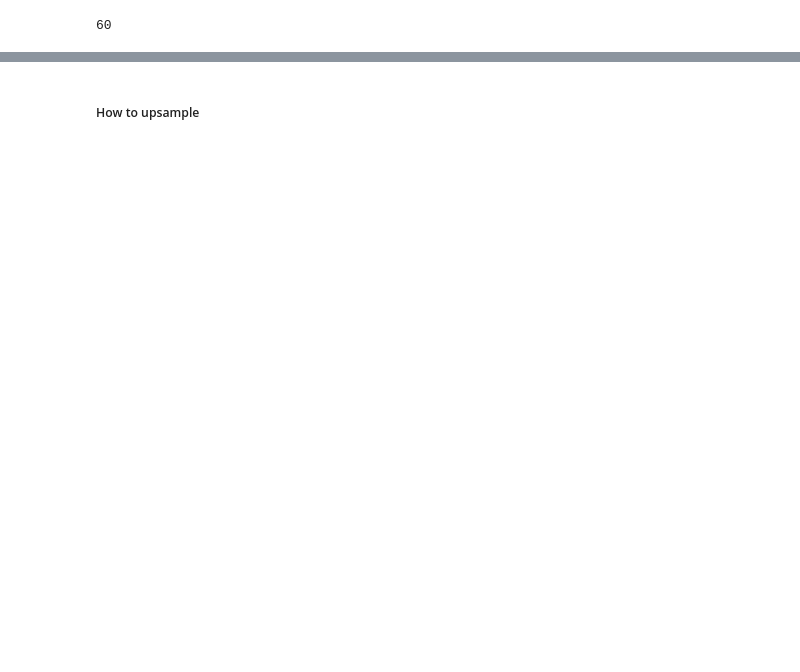
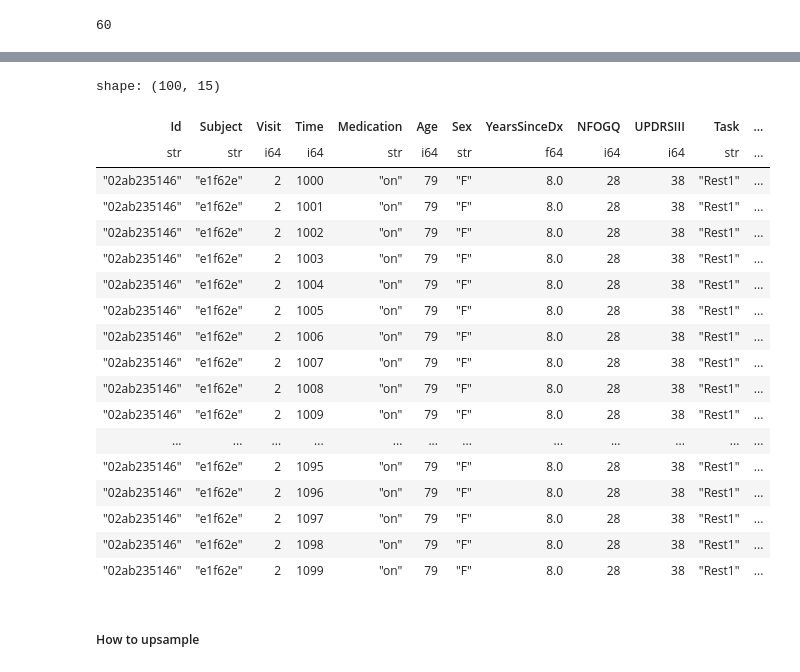
Before and after one commit to sumaniitm/parkinsons-freezing-gait-prediction, a Jupyter notebook: eda-on-data-using-polars.ipynb, the cells around one changed output, grey strips where cells are left out. Drawn from its saved outputs; the diff is of its cells as text; code cells hidden in the pictures; blank space fills up the shorter version.

Commit message:
Kaggle Notebook | EDA_on_data_using_polars | Version 14

```diff
--- a/eda-on-data-using-polars.ipynb
+++ b/eda-on-data-using-polars.ipynb
@@ -161,7 +161,7 @@ for dirname, _, filenames in os.walk('/kaggle/input/tlvmc-parkinsons-freezing-ga
         temp_defog = temp_defog.drop(['AccV','AccML','AccAP'])
         temp_defog = temp_defog.rename({'AccV_ms2': 'AccV', 'AccML_ms2':'AccML', 'AccAP_ms2':'AccAP'})
 
-        temp_defog = temp_defog.sort(['Id','Time'], nulls_last=True)
+        # temp_defog = temp_defog.sort(['Id','Time'], nulls_last=True)
 
         temp_final = dd.sql("SELECT td.Id, td.Time, td.AccV, td.AccML, td.AccAP, td.StartHesitation, td.Turn, td.Walking, coalesce(e.Kinetic,-1) as Kinetic \
         , coalesce(t.Task,'No Task') as Task \
@@ -189,7 +197,7 @@ for dirname, _, filenames in os.walk('/kaggle/input/tlvmc-parkinsons-freezing-ga
 
         temp_tdcs = pl.scan_csv(os.path.join(dirname, filename), try_parse_dates=True).with_columns(pl.lit(filename[0:-4]).alias('Id'))
 
-        temp_tdcs = temp_tdcs.sort(['Id','Time'], nulls_last=True)
+        # temp_tdcs = temp_tdcs.sort(['Id','Time'], nulls_last=True)
 
         temp_final = dd.sql("SELECT td.Id, td.Time, td.AccV, td.AccML, td.AccAP, td.StartHesitation, td.Turn, td.Walking, coalesce(e.Kinetic,-1) as Kinetic \
         FROM temp_tdcs td \
@@ -285,5 +313,3 @@ del defog_test_data, defog_subjects_metadata
 gc.collect()
 # %% [output]
 60
-# %%
-defog_test_data_with_metadata.sort('Time')
@@ -310,3 +316,25 @@ shape: (281688, 15)
+# %%
+defog_test_data_with_metadata.head(100)
+# %% [output]
+shape: (100, 15)
+| Id | Subject | Visit | Time | Medication | Age | Sex | YearsSinceDx | NFOGQ | UPDRSIII | Task | ... |
+| str | str | i64 | i64 | str | i64 | str | f64 | i64 | i64 | str | ... |
+| "02ab235146" | "e1f62e" | 2 | 1000 | "on" | 79 | "F" | 8.0 | 28 | 38 | "Rest1" | ... |
+| "02ab235146" | "e1f62e" | 2 | 1001 | "on" | 79 | "F" | 8.0 | 28 | 38 | "Rest1" | ... |
+| "02ab235146" | "e1f62e" | 2 | 1002 | "on" | 79 | "F" | 8.0 | 28 | 38 | "Rest1" | ... |
+| "02ab235146" | "e1f62e" | 2 | 1003 | "on" | 79 | "F" | 8.0 | 28 | 38 | "Rest1" | ... |
+| "02ab235146" | "e1f62e" | 2 | 1004 | "on" | 79 | "F" | 8.0 | 28 | 38 | "Rest1" | ... |
+| "02ab235146" | "e1f62e" | 2 | 1005 | "on" | 79 | "F" | 8.0 | 28 | 38 | "Rest1" | ... |
+| "02ab235146" | "e1f62e" | 2 | 1006 | "on" | 79 | "F" | 8.0 | 28 | 38 | "Rest1" | ... |
+| "02ab235146" | "e1f62e" | 2 | 1007 | "on" | 79 | "F" | 8.0 | 28 | 38 | "Rest1" | ... |
+| "02ab235146" | "e1f62e" | 2 | 1008 | "on" | 79 | "F" | 8.0 | 28 | 38 | "Rest1" | ... |
+| "02ab235146" | "e1f62e" | 2 | 1009 | "on" | 79 | "F" | 8.0 | 28 | 38 | "Rest1" | ... |
+| ... | ... | ... | ... | ... | ... | ... | ... | ... | ... | ... | ... |
+| "02ab235146" | "e1f62e" | 2 | 1095 | "on" | 79 | "F" | 8.0 | 28 | 38 | "Rest1" | ... |
+| "02ab235146" | "e1f62e" | 2 | 1096 | "on" | 79 | "F" | 8.0 | 28 | 38 | "Rest1" | ... |
+| "02ab235146" | "e1f62e" | 2 | 1097 | "on" | 79 | "F" | 8.0 | 28 | 38 | "Rest1" | ... |
+| "02ab235146" | "e1f62e" | 2 | 1098 | "on" | 79 | "F" | 8.0 | 28 | 38 | "Rest1" | ... |
+| "02ab235146" | "e1f62e" | 2 | 1099 | "on" | 79 | "F" | 8.0 | 28 | 38 | "Rest1" | ... |
 # %% [markdown]
 ##### How to upsample
 # %%
```
Also changed, not shown: parts of 11 cells of this notebook.
